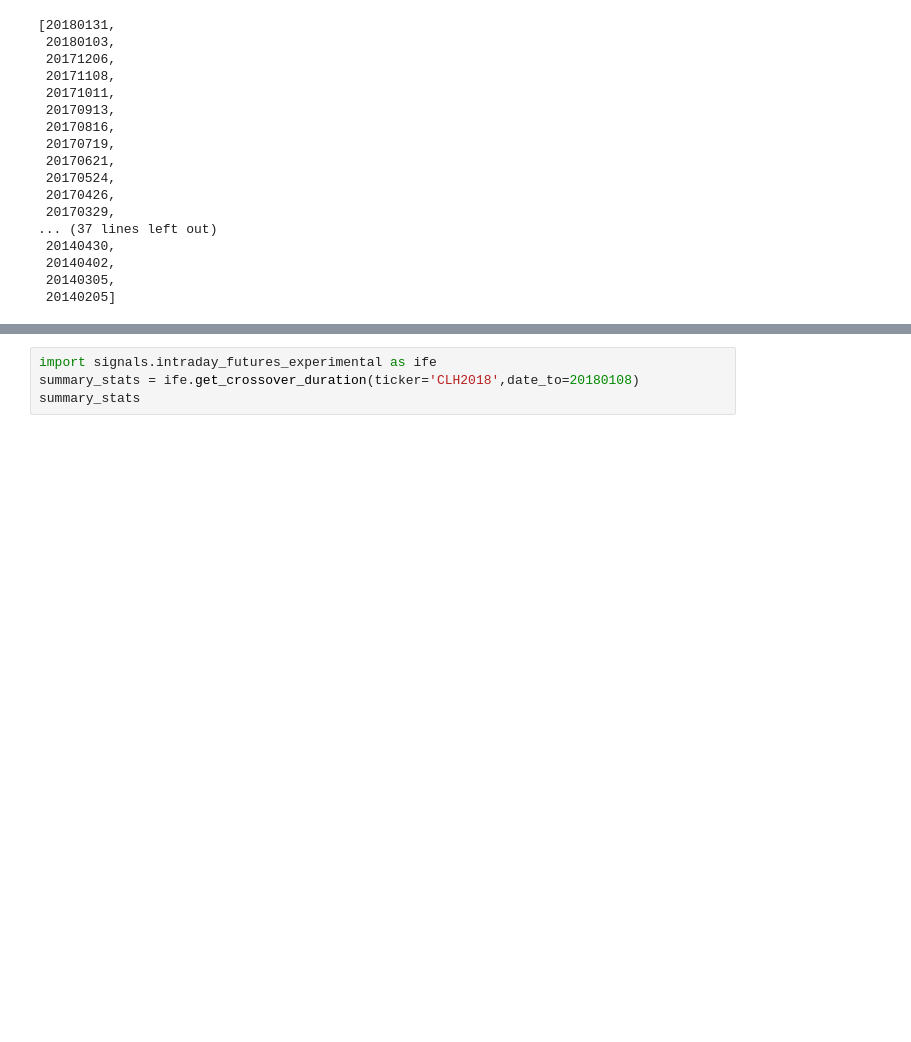
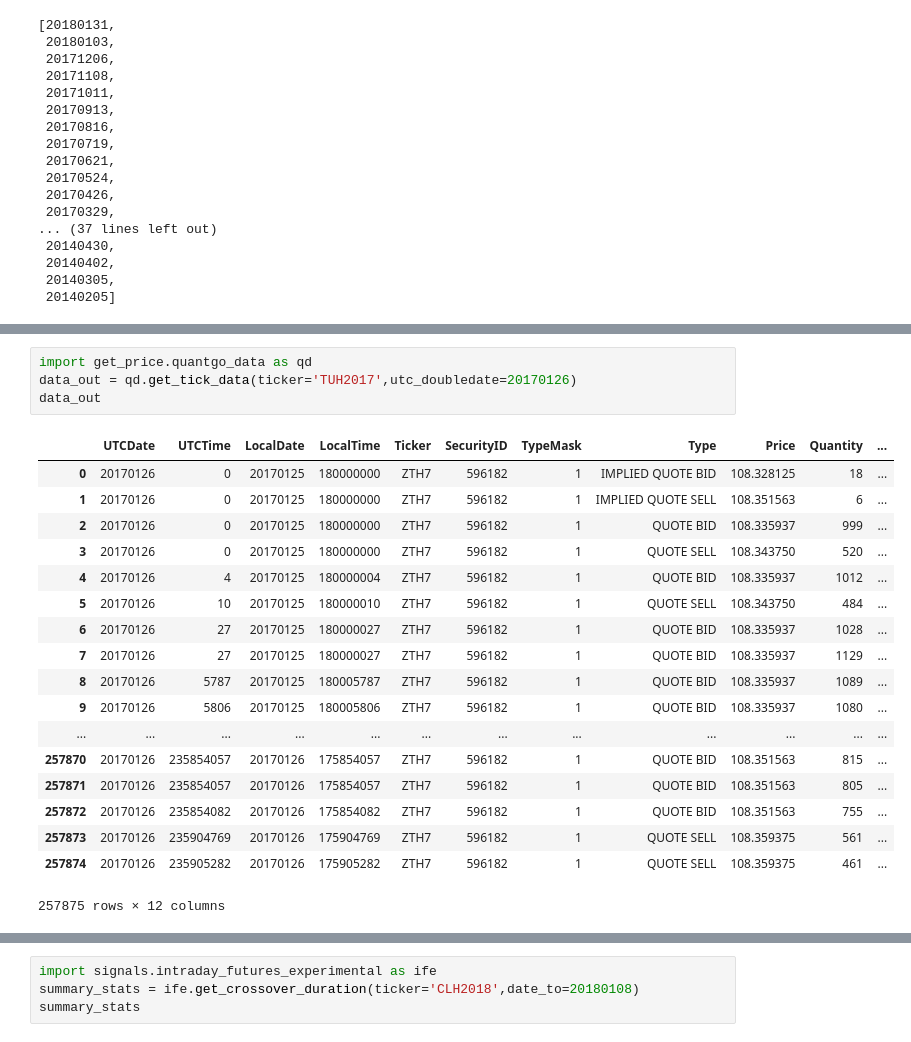
Before and after one commit to d0p34m1n3/repo_barbarossa, a Jupyter notebook: PycharmProjects/backtesting/test_analyze_trend_duration.ipynb, the cells around one changed output, grey strips where cells are left out. Saved outputs shown, nothing was run; the diff lists cells and outputs as text; blank space fills up the shorter version.

```diff
--- a/PycharmProjects/backtesting/test_analyze_trend_duration.ipynb
+++ b/PycharmProjects/backtesting/test_analyze_trend_duration.ipynb
@@ -38,3 +99,26 @@ for i in range(len(backtesting_dates)):
+# %%
+import get_price.quantgo_data as qd
+data_out = qd.get_tick_data(ticker='TUH2017',utc_doubledate=20170126)
+data_out
+# %% [output]
+|  | UTCDate | UTCTime | LocalDate | LocalTime | Ticker | SecurityID | TypeMask | Type | Price | Quantity | ... |
+| 0 | 20170126 | 0 | 20170125 | 180000000 | ZTH7 | 596182 | 1 | IMPLIED QUOTE BID | 108.328125 | 18 | ... |
+| 1 | 20170126 | 0 | 20170125 | 180000000 | ZTH7 | 596182 | 1 | IMPLIED QUOTE SELL | 108.351563 | 6 | ... |
+| 2 | 20170126 | 0 | 20170125 | 180000000 | ZTH7 | 596182 | 1 | QUOTE BID | 108.335937 | 999 | ... |
+| 3 | 20170126 | 0 | 20170125 | 180000000 | ZTH7 | 596182 | 1 | QUOTE SELL | 108.343750 | 520 | ... |
+| 4 | 20170126 | 4 | 20170125 | 180000004 | ZTH7 | 596182 | 1 | QUOTE BID | 108.335937 | 1012 | ... |
+| 5 | 20170126 | 10 | 20170125 | 180000010 | ZTH7 | 596182 | 1 | QUOTE SELL | 108.343750 | 484 | ... |
+| 6 | 20170126 | 27 | 20170125 | 180000027 | ZTH7 | 596182 | 1 | QUOTE BID | 108.335937 | 1028 | ... |
+| 7 | 20170126 | 27 | 20170125 | 180000027 | ZTH7 | 596182 | 1 | QUOTE BID | 108.335937 | 1129 | ... |
+| 8 | 20170126 | 5787 | 20170125 | 180005787 | ZTH7 | 596182 | 1 | QUOTE BID | 108.335937 | 1089 | ... |
+| 9 | 20170126 | 5806 | 20170125 | 180005806 | ZTH7 | 596182 | 1 | QUOTE BID | 108.335937 | 1080 | ... |
+| ... | ... | ... | ... | ... | ... | ... | ... | ... | ... | ... | ... |
+| 257870 | 20170126 | 235854057 | 20170126 | 175854057 | ZTH7 | 596182 | 1 | QUOTE BID | 108.351563 | 815 | ... |
+| 257871 | 20170126 | 235854057 | 20170126 | 175854057 | ZTH7 | 596182 | 1 | QUOTE BID | 108.351563 | 805 | ... |
+| 257872 | 20170126 | 235854082 | 20170126 | 175854082 | ZTH7 | 596182 | 1 | QUOTE BID | 108.351563 | 755 | ... |
+| 257873 | 20170126 | 235904769 | 20170126 | 175904769 | ZTH7 | 596182 | 1 | QUOTE SELL | 108.359375 | 561 | ... |
+| 257874 | 20170126 | 235905282 | 20170126 | 175905282 | ZTH7 | 596182 | 1 | QUOTE SELL | 108.359375 | 461 | ... |
+257875 rows × 12 columns
 # %%
 import matplotlib.pyplot as plt
 
```
Also changed, not shown: parts of 5 cells of this notebook, 9 other files.
